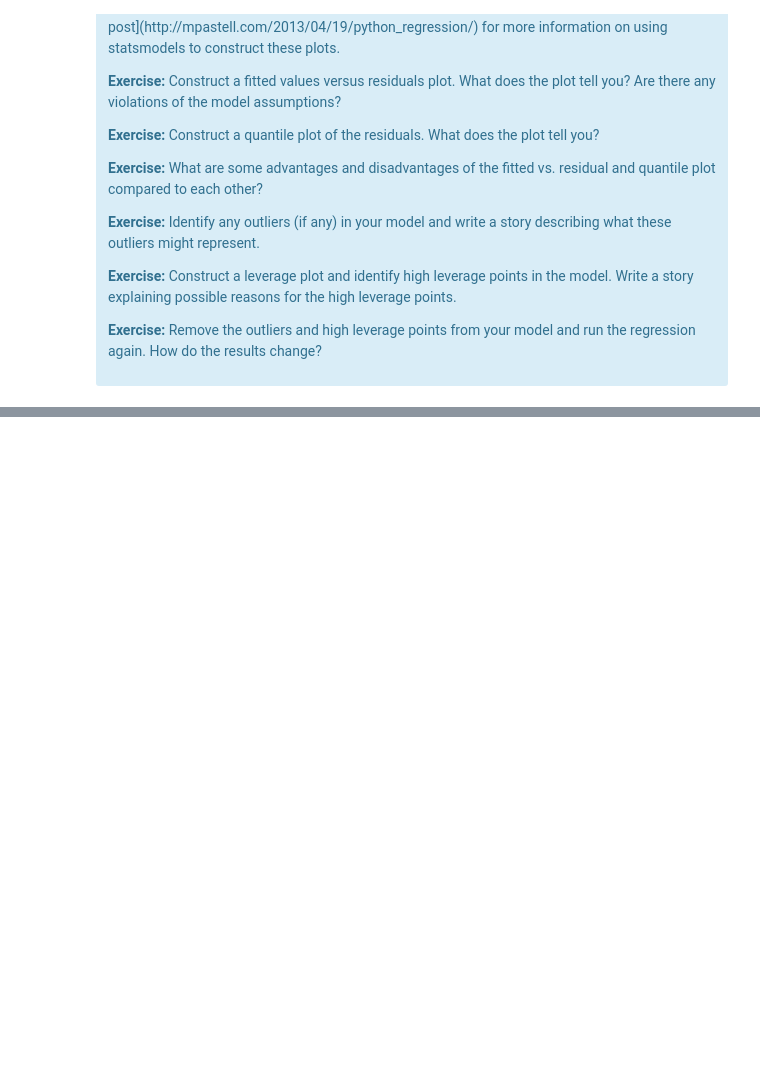
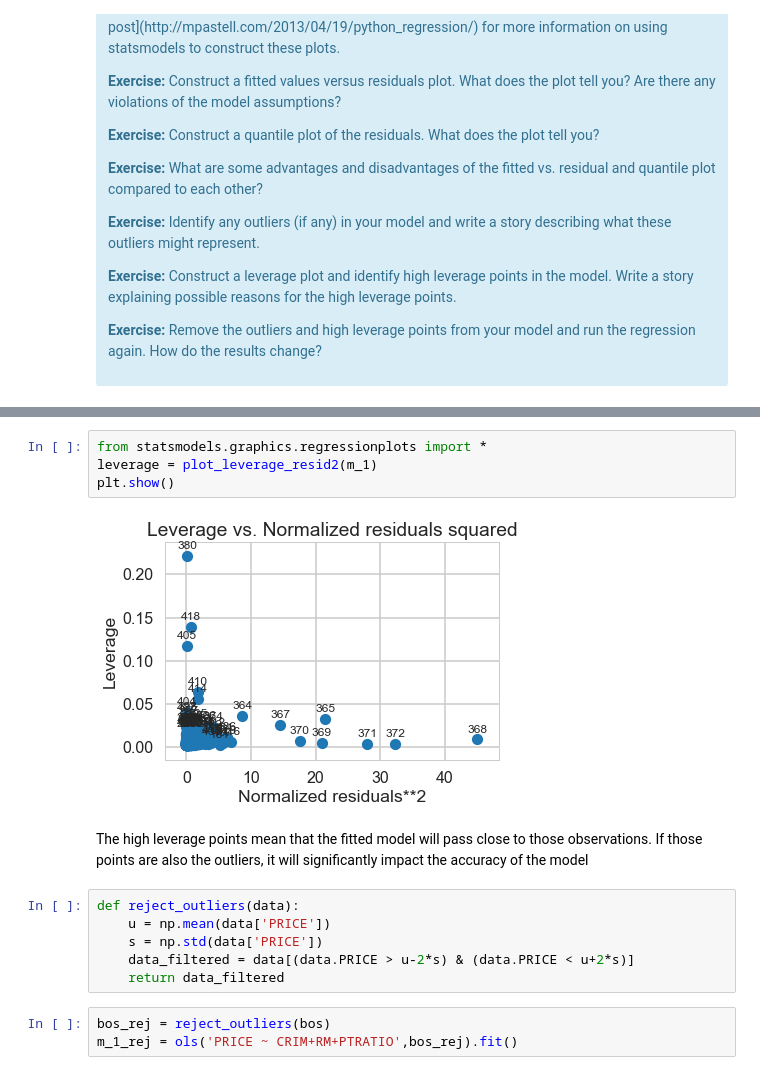
Before and after one commit to sittingman/springboardproj, a Jupyter notebook: linear_regression/Mini_Project_Linear_Regression.ipynb, the cells around one changed output, grey strips where cells are left out. Cells and saved outputs as stored; diff of their text form; blank space fills up the shorter version.

```diff
--- a/linear_regression/Mini_Project_Linear_Regression.ipynb
+++ b/linear_regression/Mini_Project_Linear_Regression.ipynb
@@ -881,0 +933,17 @@ There are some other issues that are important investigate with linear regressio
+# %%
+from statsmodels.graphics.regressionplots import *
+leverage = plot_leverage_resid2(m_1)
+plt.show()
+# %% [output]
+[figure, added]
+# %% [markdown]
+The high leverage points mean that the fitted model will pass close to those observations. If those points are also the outliers, it will significantly impact the accuracy of the model
+# %%
+def reject_outliers(data):
+    u = np.mean(data['PRICE'])
+    s = np.std(data['PRICE'])
+    data_filtered = data[(data.PRICE > u-2*s) & (data.PRICE < u+2*s)]
+    return data_filtered
+# %%
+bos_rej = reject_outliers(bos)
+m_1_rej = ols('PRICE ~ CRIM+RM+PTRATIO',bos_rej).fit()
```
Also changed, not shown: parts of 18 cells of this notebook.
